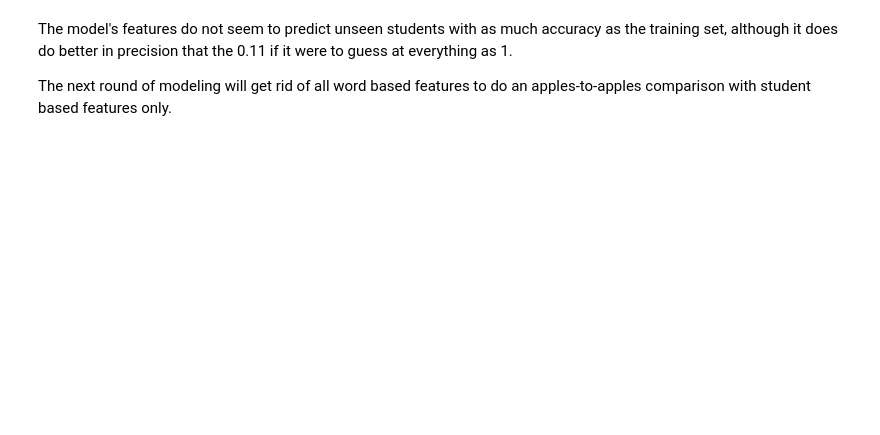
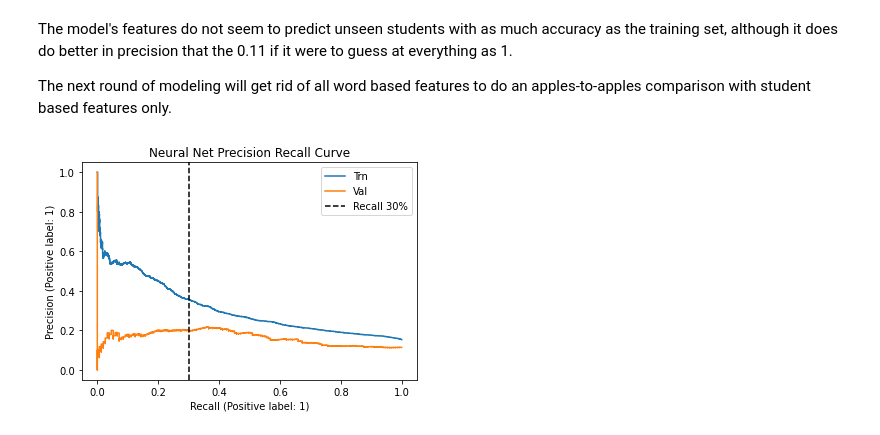
Before and after one commit to rts1988/Duolingo_spaced_repetition, a Jupyter notebook: 18_Q3and2_Duolingo_onlyderived_modeling.ipynb, the cells around one changed output. Saved outputs shown, nothing was run; the diff lists cells and outputs as text; code cells hidden in the pictures; blank space fills up the shorter version.

```diff
--- a/18_Q3and2_Duolingo_onlyderived_modeling.ipynb
+++ b/18_Q3and2_Duolingo_onlyderived_modeling.ipynb
@@ -602,3 +599,36 @@ plt.show()
 The model's features do not seem to predict unseen students with as much accuracy as the training set, although it does do better in precision that the 0.11 if it were to guess at everything as 1.
 
 The next round of modeling will get rid of all word based features to do an apples-to-apples comparison with student based features only.
+# %%
+from sklearn.metrics import precision_recall_curve, PrecisionRecallDisplay
+yq2_valid_preds_probs_nn = model.predict(Xq2_valid_mm)
+yq2_train_preds_probs_nn = model.predict(Xq2_train_mm)
+
+# calculating precision, recall and thresholds for the model
+precision3, recall3, thresholds3 = precision_recall_curve(yq2valid, yq2_valid_preds_probs_nn)
+precision3_t, recall3_t, thresholds3_t = precision_recall_curve(yq2train, yq2_train_preds_probs_nn)
+
+
+# plotting precision recall curve and calling out precision at 30% recall
+plt.figure()
+ax =plt.gca()
+# plotting precision-recall curve
+PrecisionRecallDisplay.from_predictions(yq2train,yq2_train_preds_probs_nn, ax=ax,label="Trn")
+PrecisionRecallDisplay.from_predictions(yq2valid,yq2_valid_preds_probs_nn, ax=ax,label="Val")
+
+plt.title("Neural Net Precision Recall Curve")
+
+# interpolating to find precision at recall = 30%
+#precision_at_recall3 = np.interp(x= 0.3,fp = precision3,xp = recall3)
+#precision_at_recall3_t = np.interp(x= 0.3,xp = precision3_t,fp = recall3_t)
+
+# plotting vertical line for recall = 0.3
+plt.axvline(0.3,color='black',linestyle='--',label = 'Recall 30%')
+
+# plotting horizontal line for precision at recall = 0.3, label with rounded precision number
+#plt.axhline(precision_at_recall3,color='green',linestyle = '--',label = f"Precision at Recall 30% = {np.around(precision_at_recall3*100,2)}%")
+
+plt.legend()
+plt.show()
+# %% [output]
+[figure, added]
```
Also changed, not shown: parts of 11 cells of this notebook.
